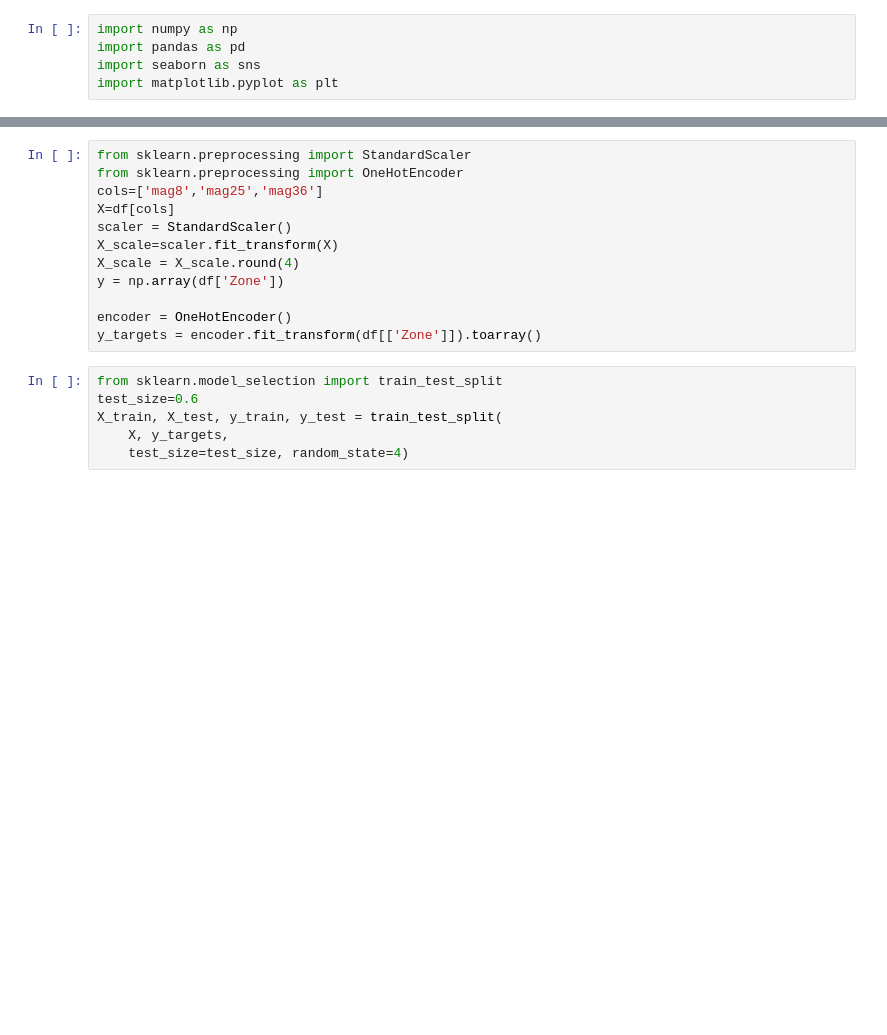
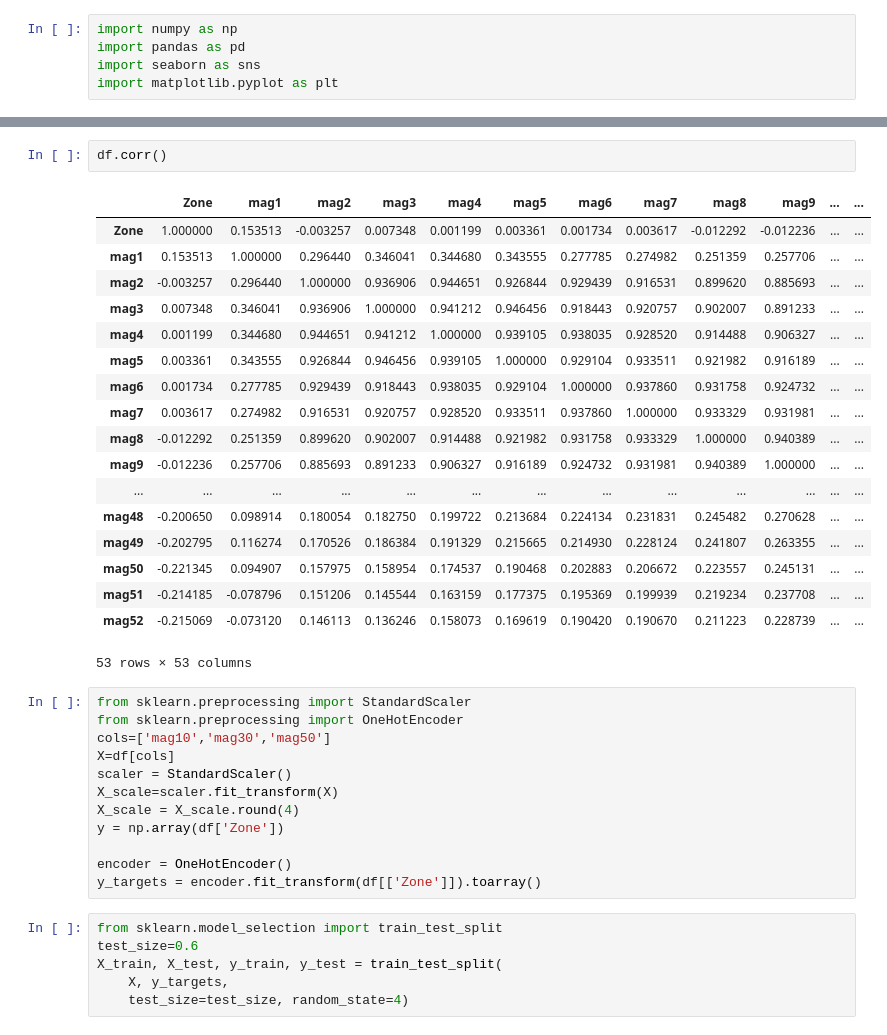
Before and after one commit to CSI-Project444/CSI, a Jupyter notebook: ANN.ipynb, the cells around one changed output, grey strips where cells are left out. Drawn from its saved outputs; the diff is of its cells as text; blank space fills up the shorter version.

```diff
--- a/ANN.ipynb
+++ b/ANN.ipynb
@@ -19,8 +19,29 @@ df.sample(5)
 5 rows × 53 columns
+# %%
+df.corr()
+# %% [output]
+|  | Zone | mag1 | mag2 | mag3 | mag4 | mag5 | mag6 | mag7 | mag8 | mag9 | ... | ... |
+| Zone | 1.000000 | 0.153513 | -0.003257 | 0.007348 | 0.001199 | 0.003361 | 0.001734 | 0.003617 | -0.012292 | -0.012236 | ... | ... |
+| mag1 | 0.153513 | 1.000000 | 0.296440 | 0.346041 | 0.344680 | 0.343555 | 0.277785 | 0.274982 | 0.251359 | 0.257706 | ... | ... |
+| mag2 | -0.003257 | 0.296440 | 1.000000 | 0.936906 | 0.944651 | 0.926844 | 0.929439 | 0.916531 | 0.899620 | 0.885693 | ... | ... |
+| mag3 | 0.007348 | 0.346041 | 0.936906 | 1.000000 | 0.941212 | 0.946456 | 0.918443 | 0.920757 | 0.902007 | 0.891233 | ... | ... |
+| mag4 | 0.001199 | 0.344680 | 0.944651 | 0.941212 | 1.000000 | 0.939105 | 0.938035 | 0.928520 | 0.914488 | 0.906327 | ... | ... |
+| mag5 | 0.003361 | 0.343555 | 0.926844 | 0.946456 | 0.939105 | 1.000000 | 0.929104 | 0.933511 | 0.921982 | 0.916189 | ... | ... |
+| mag6 | 0.001734 | 0.277785 | 0.929439 | 0.918443 | 0.938035 | 0.929104 | 1.000000 | 0.937860 | 0.931758 | 0.924732 | ... | ... |
+| mag7 | 0.003617 | 0.274982 | 0.916531 | 0.920757 | 0.928520 | 0.933511 | 0.937860 | 1.000000 | 0.933329 | 0.931981 | ... | ... |
+| mag8 | -0.012292 | 0.251359 | 0.899620 | 0.902007 | 0.914488 | 0.921982 | 0.931758 | 0.933329 | 1.000000 | 0.940389 | ... | ... |
+| mag9 | -0.012236 | 0.257706 | 0.885693 | 0.891233 | 0.906327 | 0.916189 | 0.924732 | 0.931981 | 0.940389 | 1.000000 | ... | ... |
+| ... | ... | ... | ... | ... | ... | ... | ... | ... | ... | ... | ... | ... |
+| mag48 | -0.200650 | 0.098914 | 0.180054 | 0.182750 | 0.199722 | 0.213684 | 0.224134 | 0.231831 | 0.245482 | 0.270628 | ... | ... |
+| mag49 | -0.202795 | 0.116274 | 0.170526 | 0.186384 | 0.191329 | 0.215665 | 0.214930 | 0.228124 | 0.241807 | 0.263355 | ... | ... |
+| mag50 | -0.221345 | 0.094907 | 0.157975 | 0.158954 | 0.174537 | 0.190468 | 0.202883 | 0.206672 | 0.223557 | 0.245131 | ... | ... |
+| mag51 | -0.214185 | -0.078796 | 0.151206 | 0.145544 | 0.163159 | 0.177375 | 0.195369 | 0.199939 | 0.219234 | 0.237708 | ... | ... |
+| mag52 | -0.215069 | -0.073120 | 0.146113 | 0.136246 | 0.158073 | 0.169619 | 0.190420 | 0.190670 | 0.211223 | 0.228739 | ... | ... |
+53 rows × 53 columns
 # %%
 from sklearn.preprocessing import StandardScaler
 from sklearn.preprocessing import OneHotEncoder
-cols=['mag8','mag25','mag36']
+cols=['mag10','mag30','mag50']
 X=df[cols]
 scaler = StandardScaler()
 X_scale=scaler.fit_transform(X)
```
Also changed, not shown: parts of 3 cells of this notebook.
